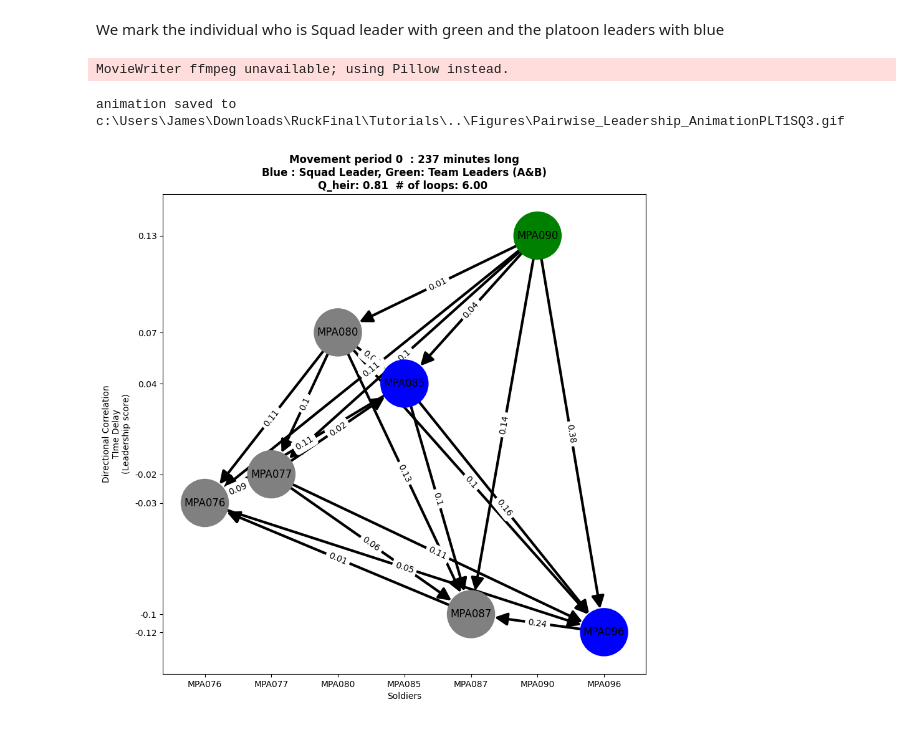
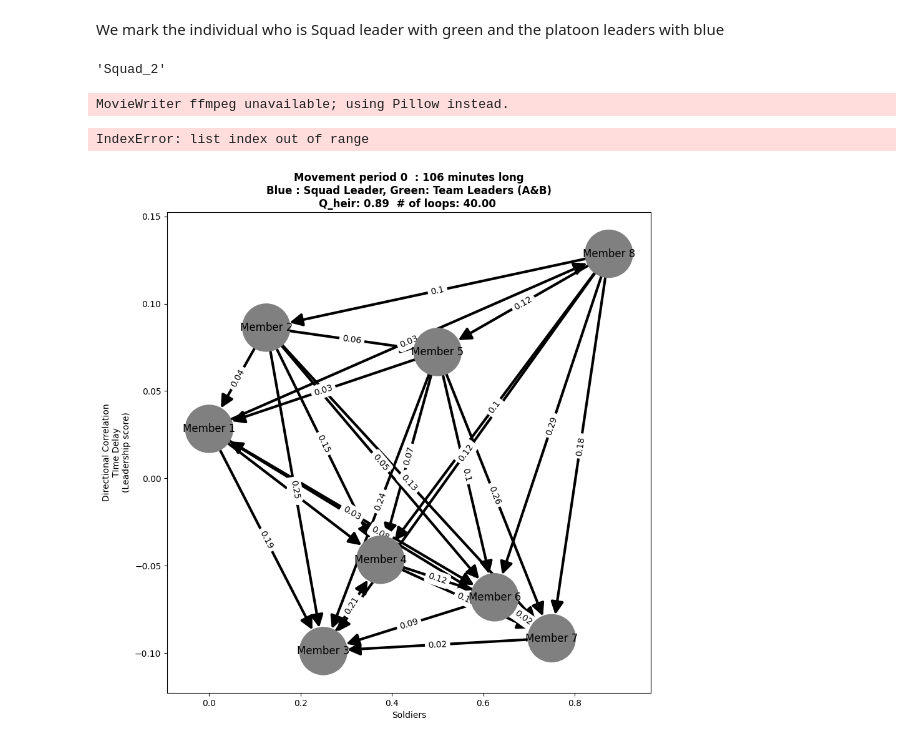
Before and after one commit to Tufts-University/FLOCK, a Jupyter notebook: Tutorials/Leadership-Metrics.ipynb, the cells around one changed output. Cells and saved outputs as stored; diff of their text form; code cells hidden in the pictures.

```diff
--- a/Tutorials/Leadership-Metrics.ipynb
+++ b/Tutorials/Leadership-Metrics.ipynb
@@ -13,7 +12,7 @@ os.chdir(os.getcwd()+r'\Tutorials')
 Load data
 # %%
 # Initialize path to data (UTM-converted datasets)
-data_dir = os.getcwd() + '\\Data\\csv\\UTM_data'
+data_dir = os.getcwd() + '\\SampleData'
 
 # Load datasets (just a couple)
 raw_datasets = DataLoading.load_data(data_dir)[:2]
@@ -83,11 +84,15 @@ The Quality of the heirarchy is considered the ratio of arrows pointing downards
 The number of loops should be close to zero
 # %% [markdown]
 We mark the individual who is Squad leader with green and the platoon leaders with blue
+# %%
+smooth_rucks[0].attrs['name'].split('.')[0]
+# %% [output]
+'Squad_2'
 # %%
-sq_name = smooth_rucks[0].PLTSQ.iloc[0,0]
+sq_name = smooth_rucks[0].attrs['name'].split('.')[0]
 ani = DirectionalCorrelation.leadership_graph_ani(time_delay_dfs, graphs, names, sq_name, show=False)
 print('animation saved to ' + os.getcwd() + r'\..\Figures\Pairwise_Leadership_Animation'+sq_name+'.gif')
 # %% [output]
 MovieWriter ffmpeg unavailable; using Pillow instead.
-animation saved to c:\Users\James\Downloads\RuckFinal\Tutorials\..\Figures\Pairwise_Leadership_AnimationPLT1SQ3.gif
+IndexError: list index out of range
-[figure, old version]
+[figure, new version]
```
Also changed, not shown: parts of 3 cells of this notebook, 7 other files.
